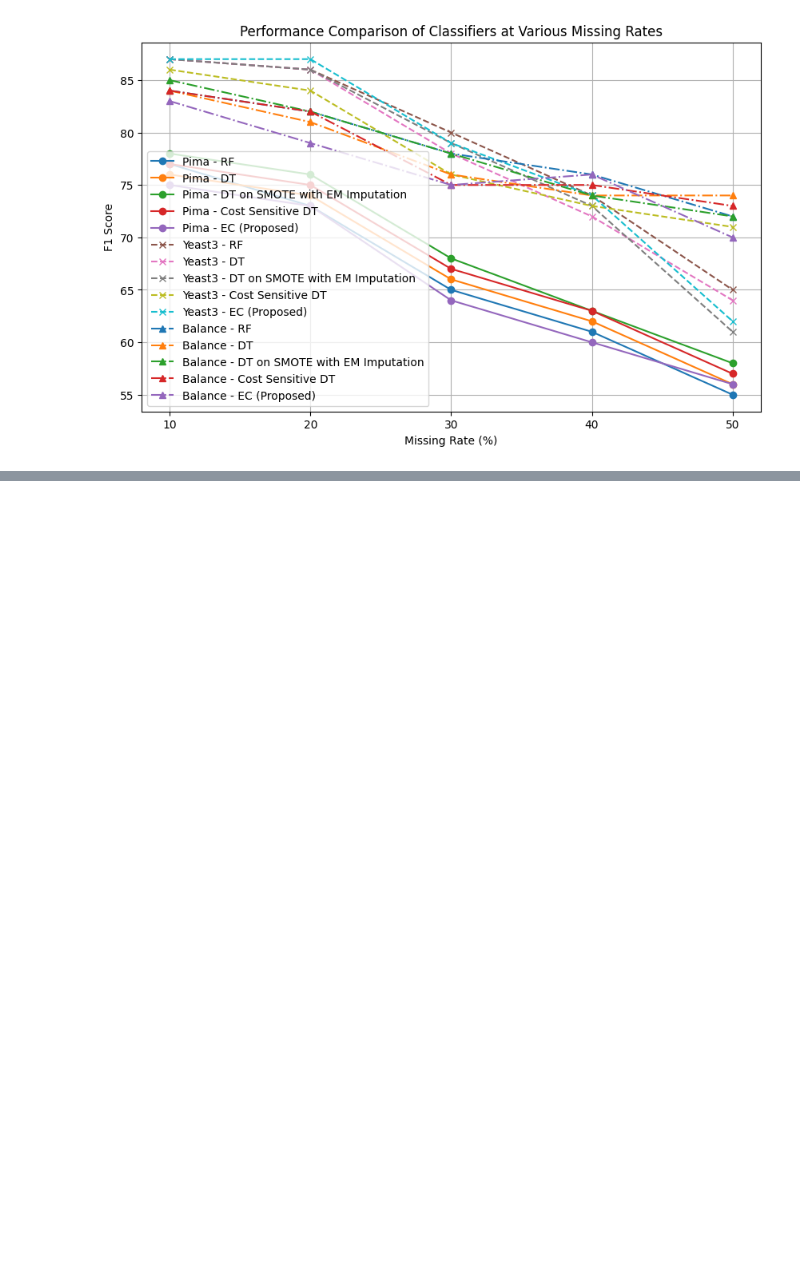
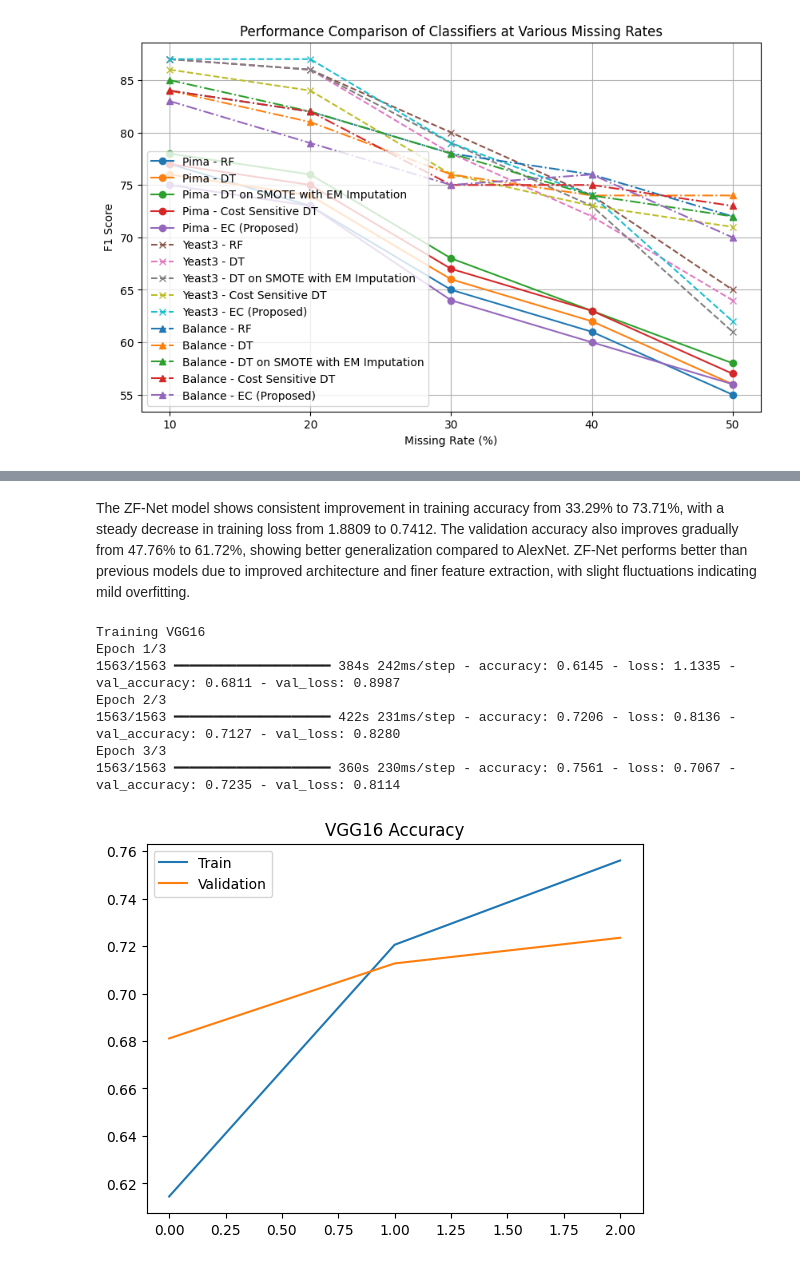
Before and after one commit to Praharshita1275/deep_learning_practice, a Jupyter notebook: deep_learning_sem6.ipynb, the cells around one changed output, grey strips where cells are left out. Cells and saved outputs as stored; diff of their text form; code cells hidden in the pictures; blank space fills up the shorter version.

```diff
--- a/deep_learning_sem6.ipynb
+++ b/deep_learning_sem6.ipynb
@@ -2188,0 +2368,34 @@ plt.show()
+# %% [markdown]
+The ZF-Net model shows consistent improvement in training accuracy from 33.29% to 73.71%, with a steady decrease in training loss from 1.8809 to 0.7412.
+The validation accuracy also improves gradually from 47.76% to 61.72%, showing better generalization compared to AlexNet.
+ZF-Net performs better than previous models due to improved architecture and finer feature extraction, with slight fluctuations indicating mild overfitting.
+# %%
+#VGG16
+base = VGG16(weights='imagenet', include_top=False, input_shape=(224,224,3))
+base.trainable = False  # IMPORTANT (prevents heavy training)
+
+x = layers.Flatten()(base.output)
+x = layers.Dense(256, activation='relu')(x)
+output = layers.Dense(10, activation='softmax')(x)
+
+model = models.Model(inputs=base.input, outputs=output)
+
+model.compile(optimizer='adam', loss='sparse_categorical_crossentropy', metrics=['accuracy'])
+
+print("Training VGG16")
+history = model.fit(train_ds, epochs=3, validation_data=test_ds)
+
+plt.plot(history.history['accuracy'])
+plt.plot(history.history['val_accuracy'])
+plt.title("VGG16 Accuracy")
+plt.legend(["Train","Validation"])
+plt.show()
+# %% [output]
+Training VGG16
+Epoch 1/3
+1563/1563 ━━━━━━━━━━━━━━━━━━━━ 384s 242ms/step - accuracy: 0.6145 - loss: 1.1335 - val_accuracy: 0.6811 - val_loss: 0.8987
+Epoch 2/3
+1563/1563 ━━━━━━━━━━━━━━━━━━━━ 422s 231ms/step - accuracy: 0.7206 - loss: 0.8136 - val_accuracy: 0.7127 - val_loss: 0.8280
+Epoch 3/3
+1563/1563 ━━━━━━━━━━━━━━━━━━━━ 360s 230ms/step - accuracy: 0.7561 - loss: 0.7067 - val_accuracy: 0.7235 - val_loss: 0.8114
+[figure, added]
```
Also changed, not shown: parts of 18 cells of this notebook.
